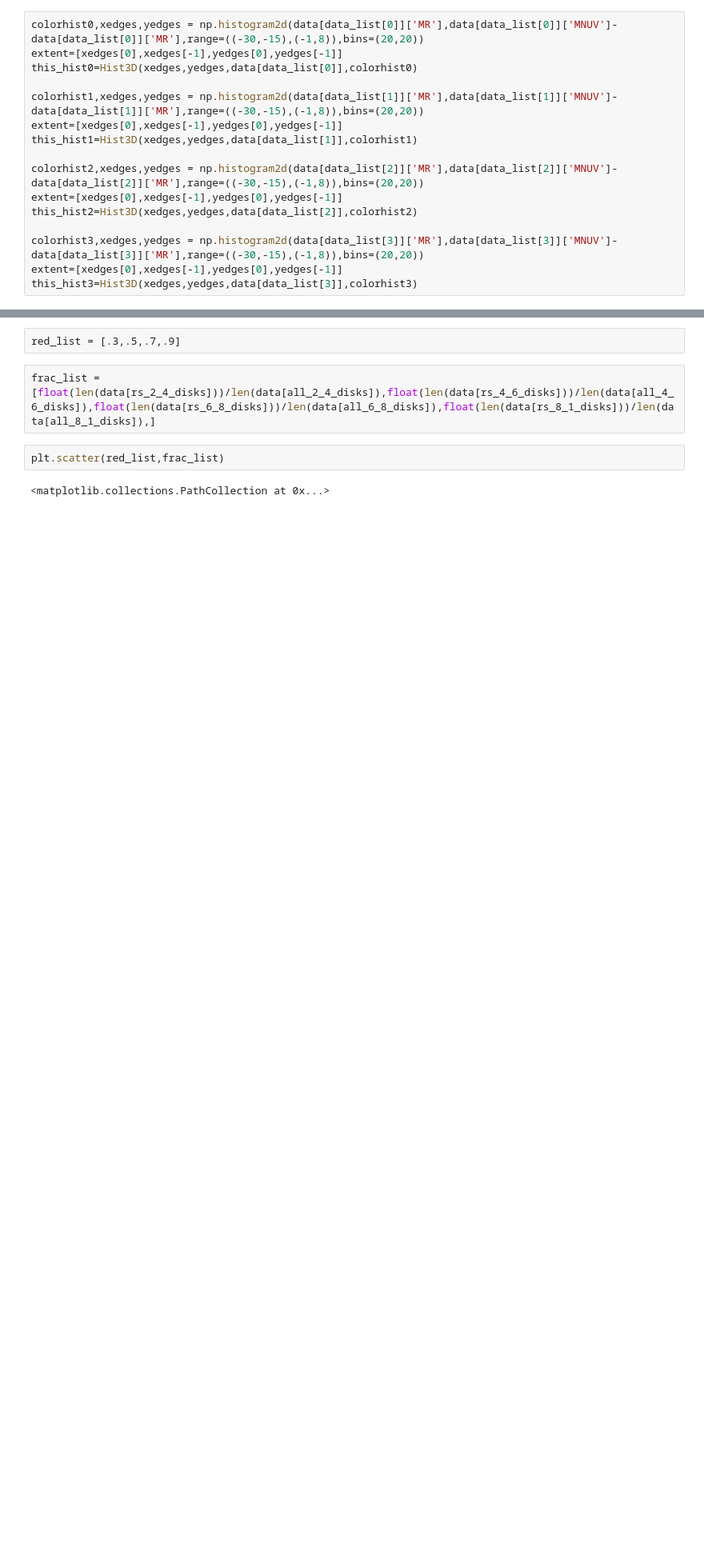
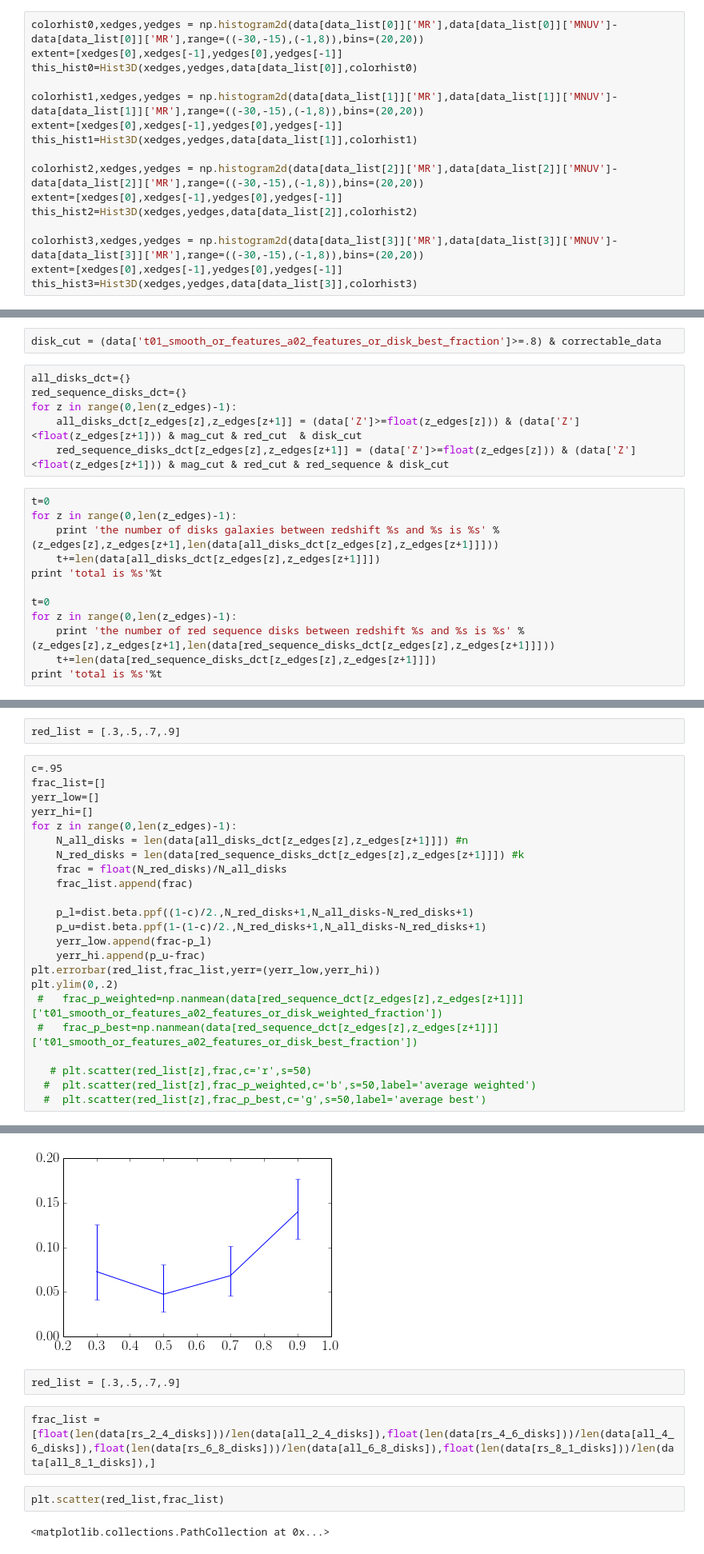
Before and after one commit to Mel23/GZ_Hubble_Science, a Jupyter notebook: Red_Disk_Fraction/red_disks.ipynb, the cells around one changed output, grey strips where cells are left out. Shown at 80% size. Cells and saved outputs as stored; diff of their text form; blank space fills up the shorter version.

```diff
--- a/Red_Disk_Fraction/red_disks.ipynb
+++ b/Red_Disk_Fraction/red_disks.ipynb
@@ -316,0 +332,20 @@ len(data[rs_2_4_disks])
+# %%
+disk_cut = (data['t01_smooth_or_features_a02_features_or_disk_best_fraction']>=.8) & correctable_data
+# %%
+all_disks_dct={}
+red_sequence_disks_dct={}
+for z in range(0,len(z_edges)-1):
+    all_disks_dct[z_edges[z],z_edges[z+1]] = (data['Z']>=float(z_edges[z])) & (data['Z']<float(z_edges[z+1])) & mag_cut & red_cut  & disk_cut
+    red_sequence_disks_dct[z_edges[z],z_edges[z+1]] = (data['Z']>=float(z_edges[z])) & (data['Z']<float(z_edges[z+1])) & mag_cut & red_cut & red_sequence & disk_cut
+# %%
+t=0
+for z in range(0,len(z_edges)-1):
+    print 'the number of disks galaxies between redshift %s and %s is %s' %(z_edges[z],z_edges[z+1],len(data[all_disks_dct[z_edges[z],z_edges[z+1]]]))
+    t+=len(data[all_disks_dct[z_edges[z],z_edges[z+1]]])
+print 'total is %s'%t
+
+t=0
+for z in range(0,len(z_edges)-1):
+    print 'the number of red sequence disks between redshift %s and %s is %s' %(z_edges[z],z_edges[z+1],len(data[red_sequence_disks_dct[z_edges[z],z_edges[z+1]]]))
+    t+=len(data[red_sequence_disks_dct[z_edges[z],z_edges[z+1]]])
+print 'total is %s'%t
@@ -316,0 +363,26 @@ len(data[rs_2_4_disks])
+# %%
+red_list = [.3,.5,.7,.9]
+# %%
+c=.95
+frac_list=[]
+yerr_low=[]
+yerr_hi=[]
+for z in range(0,len(z_edges)-1):
+    N_all_disks = len(data[all_disks_dct[z_edges[z],z_edges[z+1]]]) #n
+    N_red_disks = len(data[red_sequence_disks_dct[z_edges[z],z_edges[z+1]]]) #k
+    frac = float(N_red_disks)/N_all_disks
+    frac_list.append(frac)
+
+    p_l=dist.beta.ppf((1-c)/2.,N_red_disks+1,N_all_disks-N_red_disks+1)
+    p_u=dist.beta.ppf(1-(1-c)/2.,N_red_disks+1,N_all_disks-N_red_disks+1)
+    yerr_low.append(frac-p_l)
+    yerr_hi.append(p_u-frac)
+plt.errorbar(red_list,frac_list,yerr=(yerr_low,yerr_hi))
+plt.ylim(0,.2)
+ #   frac_p_weighted=np.nanmean(data[red_sequence_dct[z_edges[z],z_edges[z+1]]]['t01_smooth_or_features_a02_features_or_disk_weighted_fraction'])
+ #   frac_p_best=np.nanmean(data[red_sequence_dct[z_edges[z],z_edges[z+1]]]['t01_smooth_or_features_a02_features_or_disk_best_fraction'])
+
+   # plt.scatter(red_list[z],frac,c='r',s=50)
+  #  plt.scatter(red_list[z],frac_p_weighted,c='b',s=50,label='average weighted')
+  #  plt.scatter(red_list[z],frac_p_best,c='g',s=50,label='average best')
+# %% [output]
@@ -317,3 +390,4 @@ len(data[rs_2_4_disks])
+[figure, added]
 # %%
 red_list = [.3,.5,.7,.9]
 # %%
```
Also changed, not shown: parts of 24 cells of this notebook.
